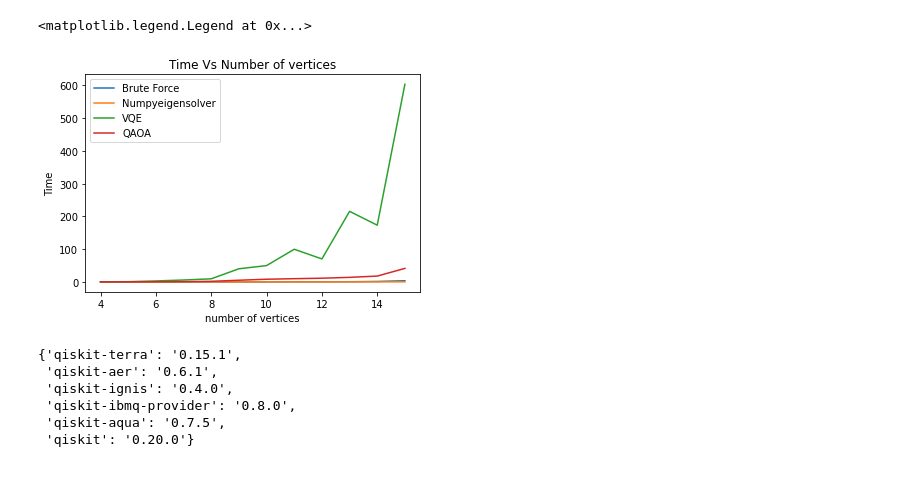
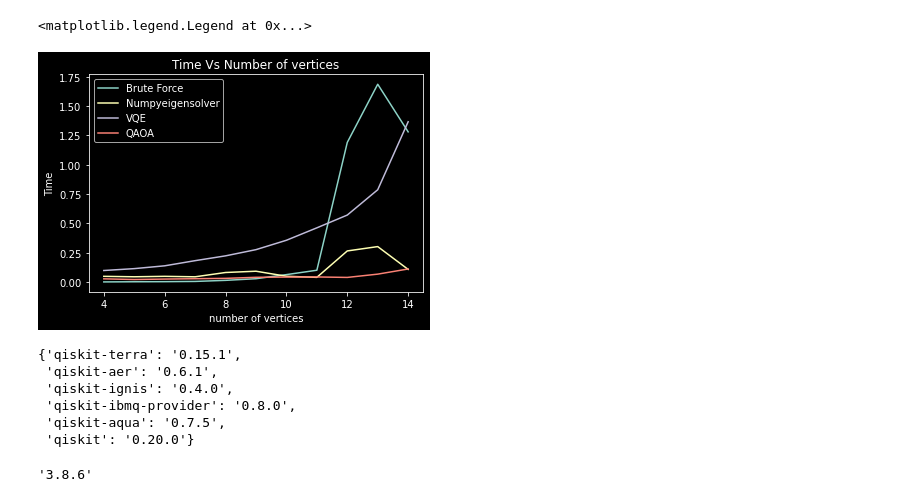
Before and after one commit to chit38/Benchmarking-Quantum-Algorithms-for-Combinatorial-Optimization-Problems, a Jupyter notebook: Independant_set_of_points.ipynb, the cells around one changed output. Drawn from its saved outputs; the diff is of its cells as text; code cells hidden in the pictures.

Commit message:
Final plots!!!!

```diff
--- a/Independant_set_of_points.ipynb
+++ b/Independant_set_of_points.ipynb
@@ -209,0 +215,14 @@ plt.legend()
+# %%
+time_vs_n = list([(4, 0.0006585121154785156, 0.048387765884399414),
+ (5, 0.001963186264038086, 0.04445958137512207),
+ (6, 0.002765369415283203, 0.04832468032836914),
+ (7, 0.004782867431640625, 0.04429912567138672),
+ (8, 0.013977384567260743, 0.08099851608276368),
+ (9, 0.027930688858032227, 0.09194908142089844),
+ (10, 0.0629500389099121, 0.048883914947509766),
+ (11, 0.10027985572814942, 0.03946566581726074),
+ (12, 1.1908369541168213, 0.26498703956604003),
+ (13, 1.6870797634124757, 0.3020028114318848),
+ (14, 1.2807737350463868, 0.10729289054870605)])
+# %%
+time_vs_n_qaoa = list([ (14, 0.111), (13, 0.067), (12, 0.039), (11, 0.043), (10, 0.042), (9, 0.04), (8, 0.031), (7, 0.028), (6, 0.025), (5, 0.021), (4, 0.027)])
@@ -209,0 +236,12 @@ plt.legend()
+# %%
+time_vs_n_vqe = list([(4, 0.098),
+ (5, 0.114),
+ (6, 0.138),
+ (7, 0.182),
+ (8, 0.223),
+ (9, 0.276),
+ (10, 0.356),
+ (11, 0.462),
+ (12, 0.571),
+ (13, 0.787),
+ (14, 1.367)])
@@ -210,17 +264,19 @@ plt.legend()
 # %%
 ######### Plotting Time Vs n ########
 plt.title("Time Vs Number of vertices")
 plt.ylabel('Time')
 plt.xlabel('number of vertices')
-n, tb, tn, tq, tv = zip(*time_vs_n)
+n, tb, tn = zip(*time_vs_n)
 plt.plot(n, tb, label = 'Brute Force')
 plt.plot(n, tn, label = 'Numpyeigensolver')
+n, tv = zip(*time_vs_n_vqe)
 plt.plot(n, tv, label = 'VQE')
+n, tq = zip(*time_vs_n_qaoa)
 plt.plot(n, tq, label = 'QAOA')
 plt.legend()
 # %% [output]
 <matplotlib.legend.Legend at 0x...>
-[figure, old version]
+[figure, new version]
 # %%
 import qiskit
 qiskit.__qiskit_version__
@@ -231,3 +287,8 @@ qiskit.__qiskit_version__
  'qiskit-ibmq-provider': '0.8.0',
  'qiskit-aqua': '0.7.5',
  'qiskit': '0.20.0'}
+# %%
+from platform import python_version
+python_version()
+# %% [output]
+'3.8.6'
```
Also changed, not shown: parts of 12 cells of this notebook.
